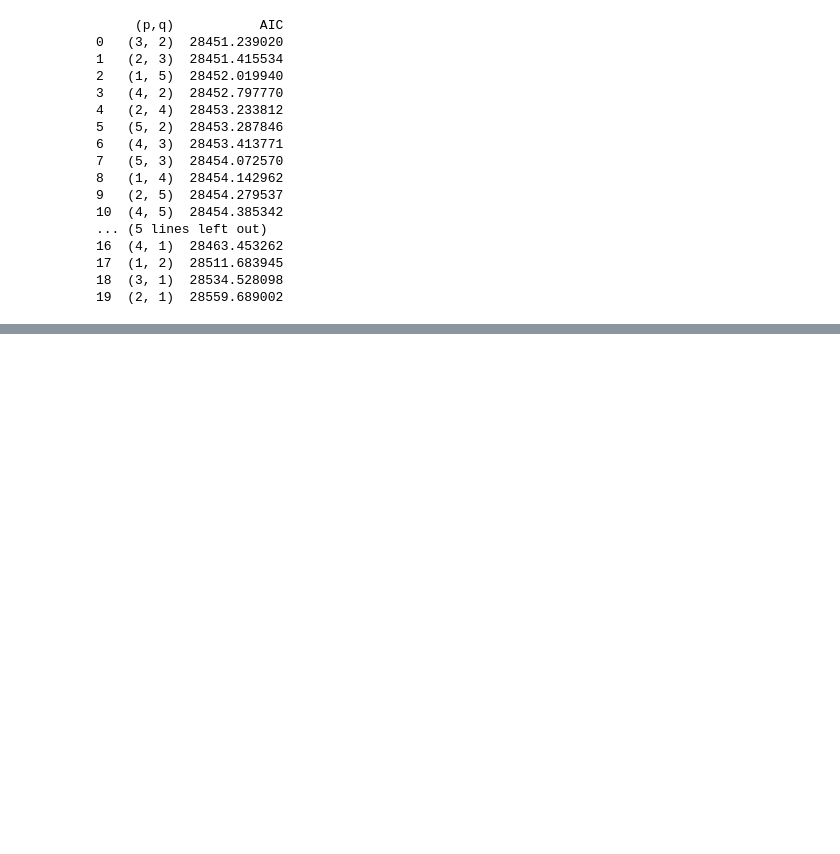
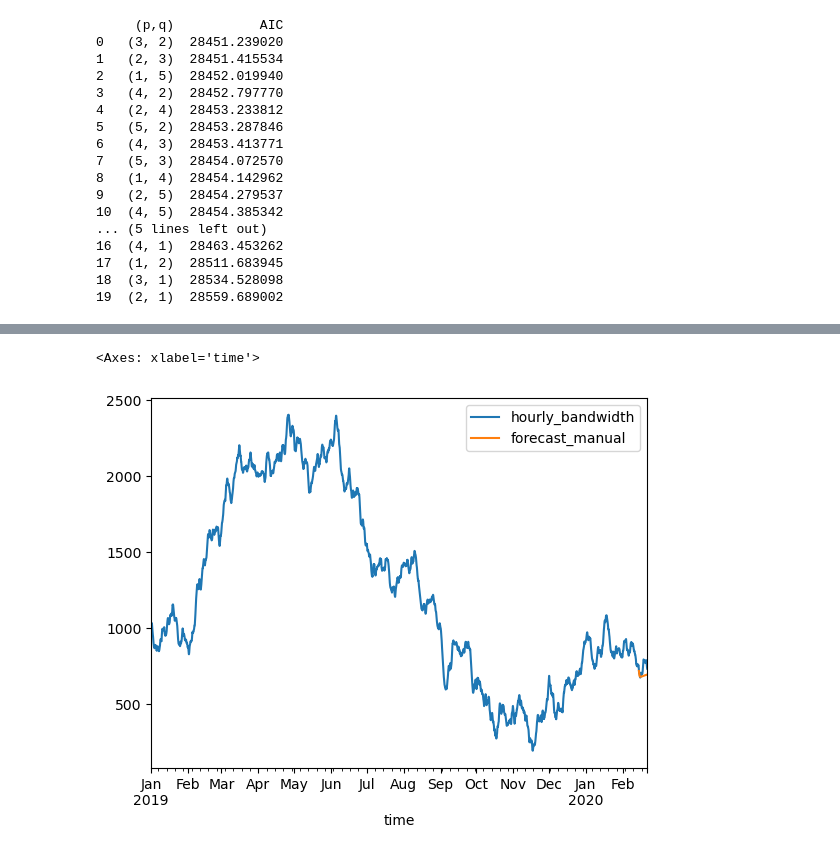
Before and after one commit to JoaoRFigueiredo/MEI-SIC, a Jupyter notebook: Ano1/MINDD/PL/Aula8/ficha_8.ipynb, the cells around one changed output, grey strips where cells are left out. Saved outputs shown, nothing was run; the diff lists cells and outputs as text; code cells hidden in the pictures; blank space fills up the shorter version.

```diff
--- a/Ano1/MINDD/PL/Aula8/ficha_8.ipynb
+++ b/Ano1/MINDD/PL/Aula8/ficha_8.ipynb
@@ -84,10 +93,15 @@ KeyboardInterrupt:
 
 
 
-df['hourly_bandwidth'] = df['hourly_bandwidth'].diff() # this will reduce the number of elements by 1
-df.dropna(inplace=True)
+df_train_diff = pd.DataFrame({
+    # 'time': df['time'].iloc[1:],  # Exclude the first row of time
+    'hourly_bandwidth': df['hourly_bandwidth'].diff().iloc[1:]
+})
+df_train_diff.dropna(inplace=True)
 
-ADF_result = adfuller(df['hourly_bandwidth'])
+print(df_train_diff)
+
+ADF_result = adfuller(df_train_diff['hourly_bandwidth'])
 
 print(f"ADF Statistic: {round(ADF_result[0], 3)}")
 print(f"p-value: {round(ADF_result[1], 3)}")
@@ -99,7 +113,7 @@ else:
 
 
 plt.figure(figsize=(15, 10))
-plt.plot(df.index, df['hourly_bandwidth'], linestyle='-', color='b')
+plt.plot( df_train_diff['hourly_bandwidth'], linestyle='-', color='b')
 plt.title('Time Series Plot')
 plt.xlabel('Time')
 plt.ylabel('Value')
@@ -202,2 +299,15 @@ best_aic = optimize_ARMA(df['hourly_bandwidth'], generate_order_list(1, 5))
 # %%
 #ex5 - Predict a full week of the bandwidth usage using the last week of points as test set.
+
+
+# df_except_last7days = df['hourly_bandwidth'].iloc[:-7*24]
+# df_last7days = df['hourly_bandwidth'].iloc[-(7*24):]
+#print(df_last7days)
+
+forecast_test = model_fit.forecast(len(df_test))
+
+df['forecast_manual'] = [None]*len(df_train) + list(forecast_test)
+df.plot()
+# %% [output]
+<Axes: xlabel='time'>
+[figure, added]
```
Also changed, not shown: parts of 12 cells of this notebook, 7 other files.
